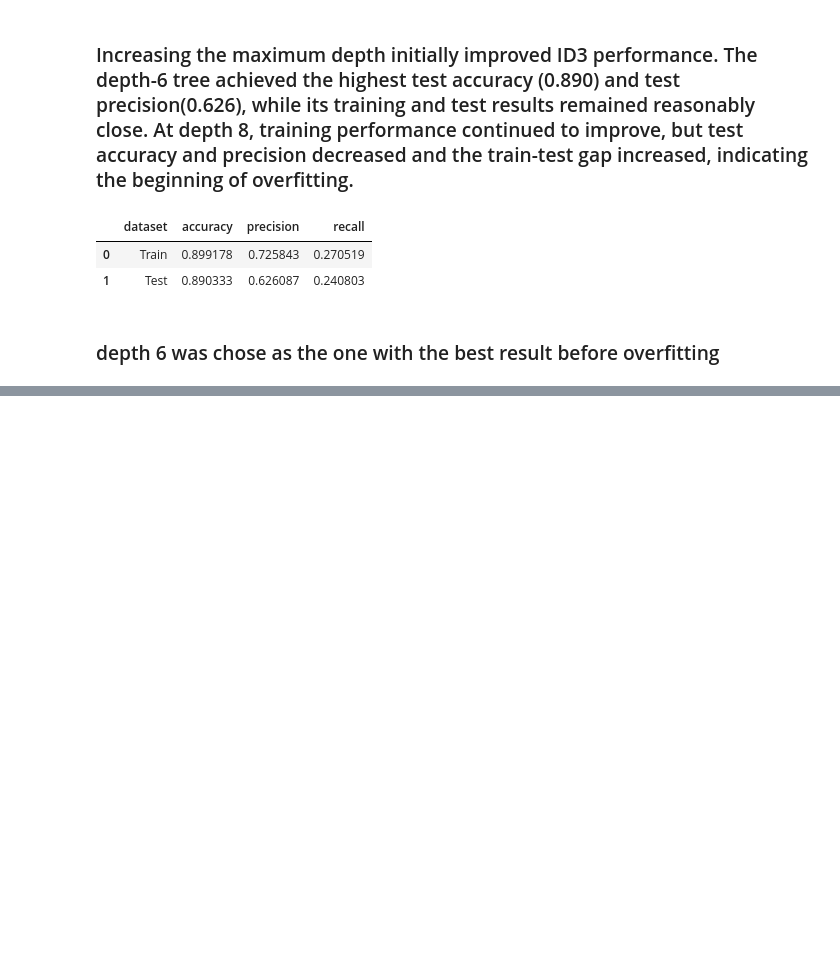
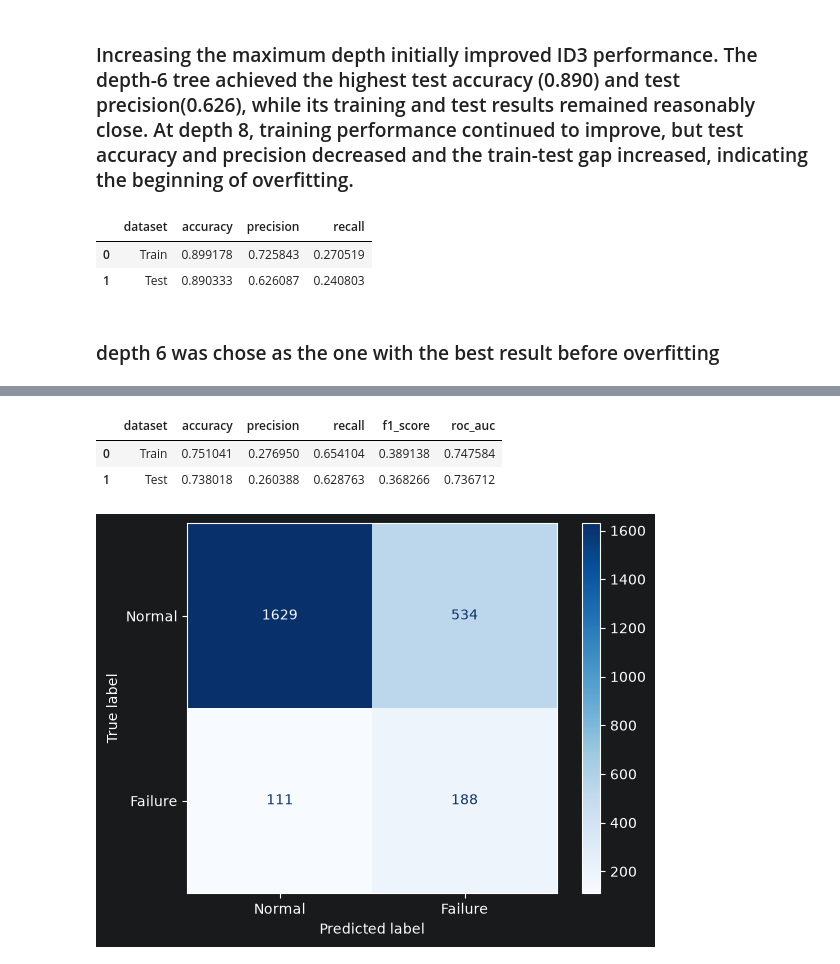
Before and after one commit to NovAndrii/IAU_project, a Jupyter notebook: Faza3_Kardash_Novitskyi.ipynb, the cells around one changed output, grey strips where cells are left out. Saved outputs shown, nothing was run; the diff lists cells and outputs as text; code cells hidden in the pictures; blank space fills up the shorter version.

```diff
--- a/Faza3_Kardash_Novitskyi.ipynb
+++ b/Faza3_Kardash_Novitskyi.ipynb
@@ -479,0 +671,27 @@ display(best_id3_results)
+# %%
+balanced_tree = DecisionTreeClassifier(
+    criterion='entropy',
+    max_depth=4,
+    class_weight="balanced",
+    random_state=42,
+)
+balanced_tree.fit(X_train, y_train)
+
+balanced_tree_results = pd.DataFrame([
+    evaluate(balanced_tree, X_train, y_train, "Train"),
+    evaluate(balanced_tree, X_test, y_test, "Test")
+])
+display(balanced_tree_results)
+ConfusionMatrixDisplay.from_estimator(
+    balanced_tree,
+    X_test,
+    y_test,
+    display_labels=["Normal", "Failure"],
+    cmap="Blues"
+)
+plt.show()
+# %% [output]
+|  | dataset | accuracy | precision | recall | f1_score | roc_auc |
+| 0 | Train | 0.751041 | 0.276950 | 0.654104 | 0.389138 | 0.747584 |
+| 1 | Test | 0.738018 | 0.260388 | 0.628763 | 0.368266 | 0.736712 |
+[figure, added]
```
Also changed, not shown: parts of 21 cells of this notebook.
